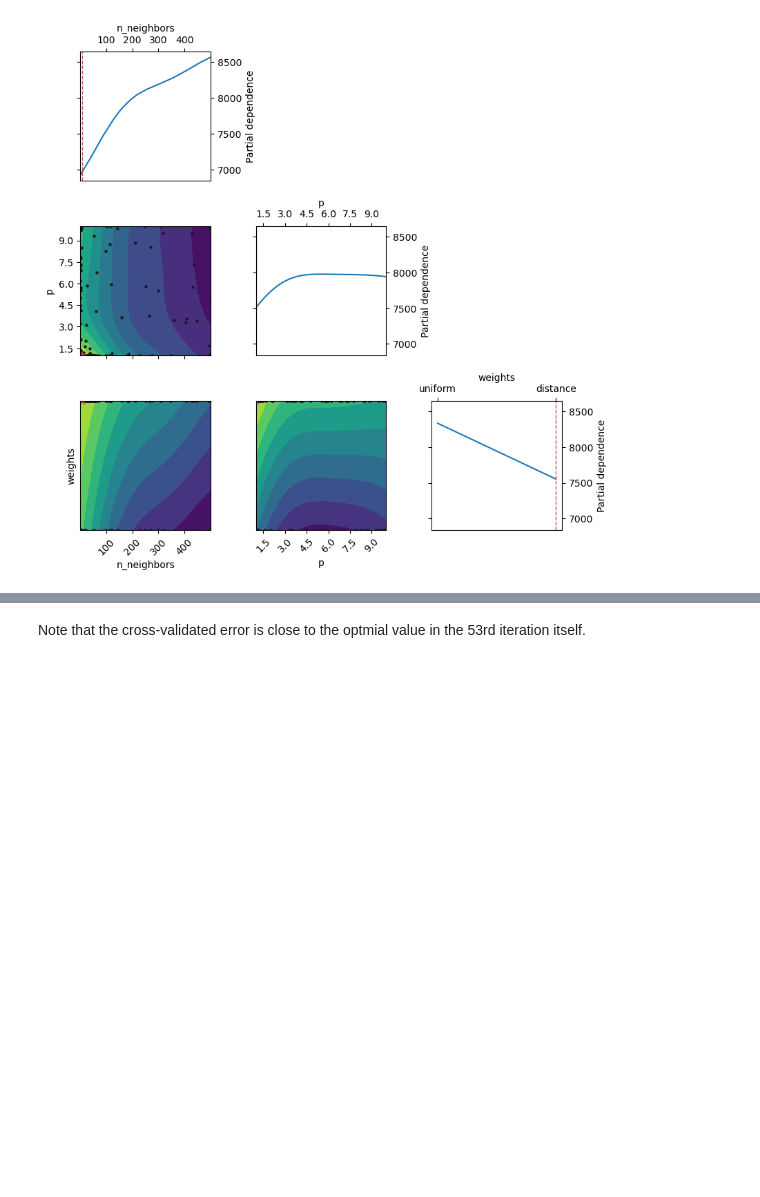
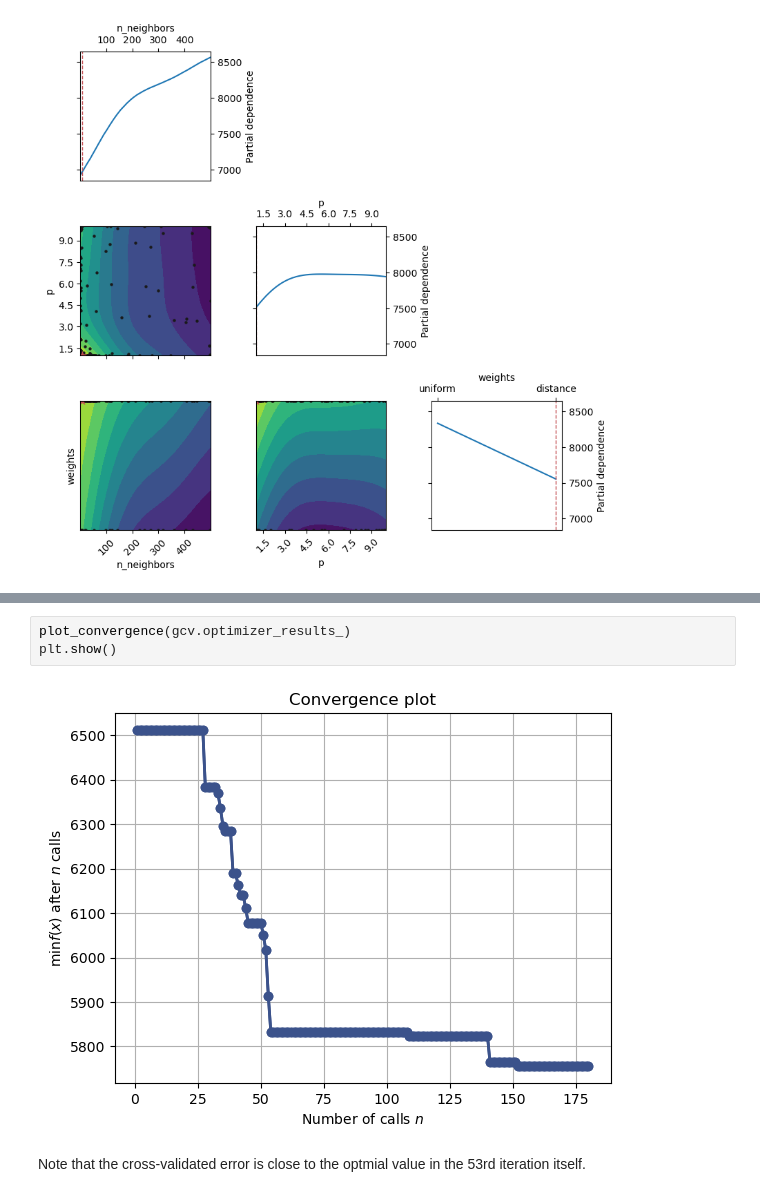
Before and after one commit to Lizhen0909/STAT303-3-class-notes, a Jupyter notebook: Hyperparameter tuning.ipynb, the cells around one changed output, grey strips where cells are left out. Drawn from its saved outputs; the diff is of its cells as text; blank space fills up the shorter version.

```diff
--- a/Hyperparameter tuning.ipynb
+++ b/Hyperparameter tuning.ipynb
@@ -311,3 +315,8 @@ plt.show();
+# %%
+plot_convergence(gcv.optimizer_results_)
+plt.show()
+# %% [output]
+[figure, added]
 # %% [markdown]
 Note that the cross-validated error is close to the optmial value in the 53rd iteration itself.
 # %% [markdown]
```
Also changed, not shown: parts of 7 cells of this notebook.
